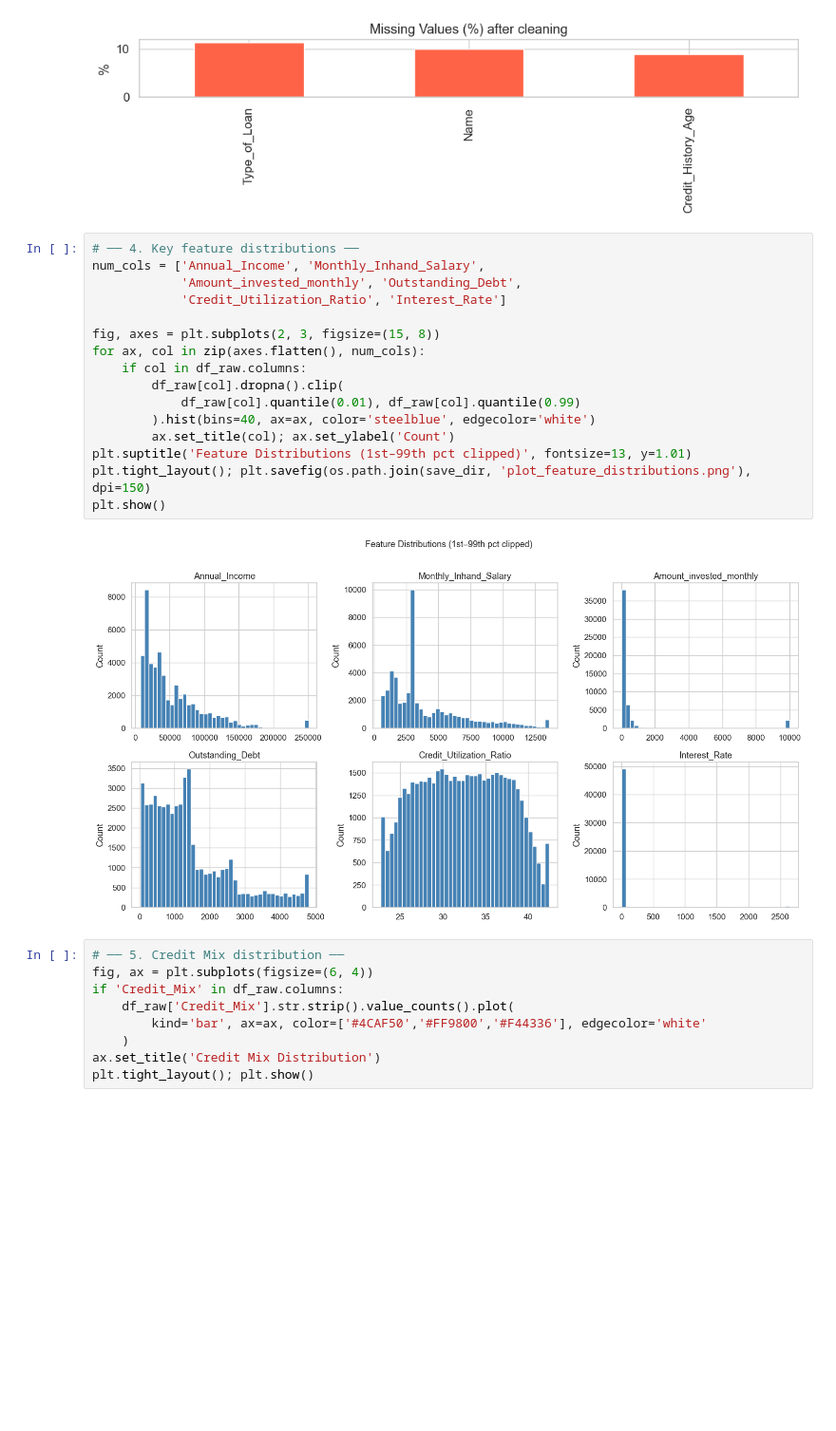
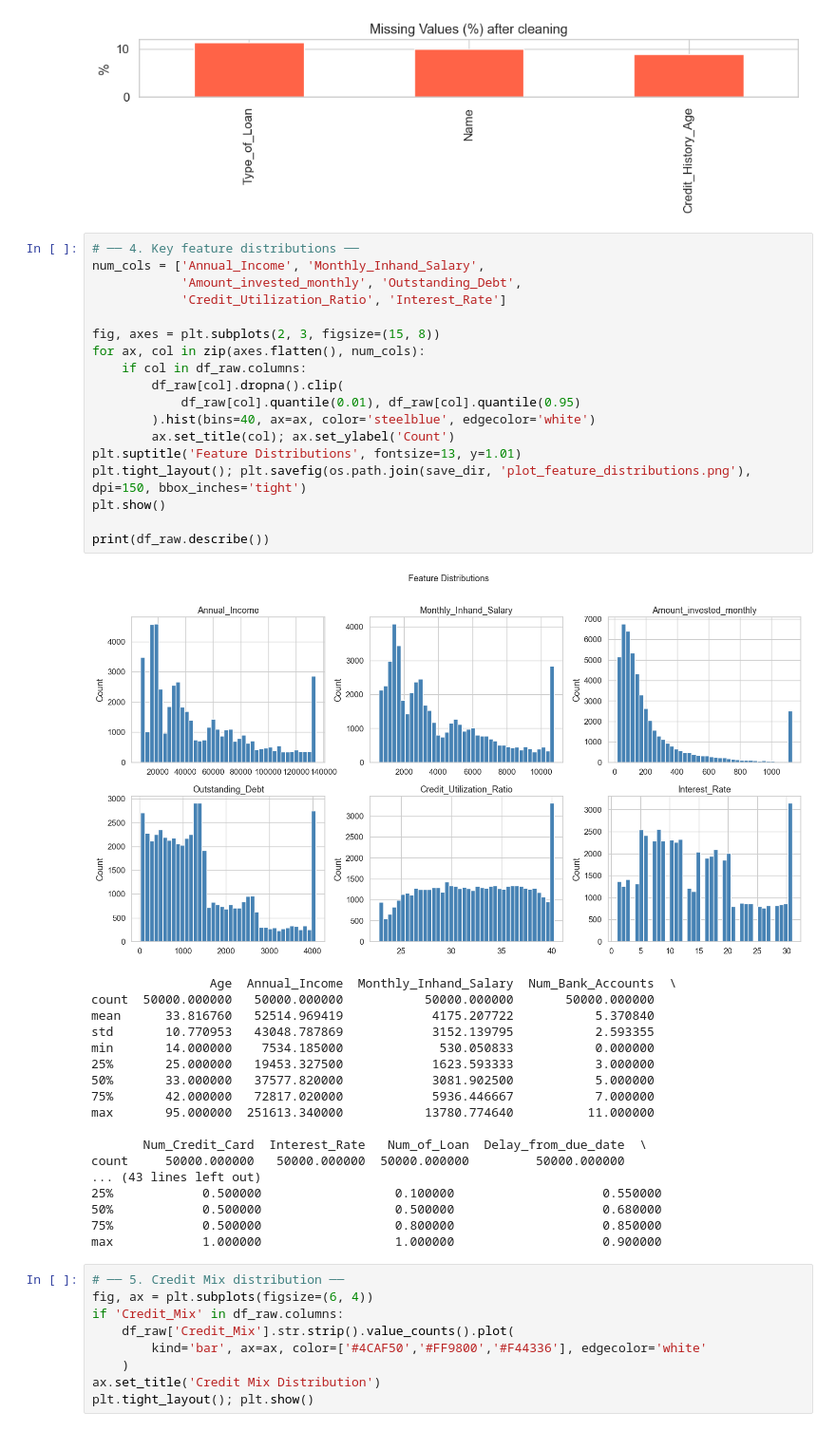
Before and after one commit to Chaitanya142/LJMU_MSDS_C26_Jul25, a Jupyter notebook: notebooks/01_EDA_and_Feature_Engineering.ipynb, the cells around one changed output. Shown at 95% size. Cells and saved outputs as stored; diff of their text form; blank space fills up the shorter version.

```diff
--- a/notebooks/01_EDA_and_Feature_Engineering.ipynb
+++ b/notebooks/01_EDA_and_Feature_Engineering.ipynb
@@ -105,21 +223,40 @@ else:
 # %%
 # ── 4. Key feature distributions ──
 num_cols = ['Annual_Income', 'Monthly_Inhand_Salary',
             'Amount_invested_monthly', 'Outstanding_Debt',
             'Credit_Utilization_Ratio', 'Interest_Rate']
 
 fig, axes = plt.subplots(2, 3, figsize=(15, 8))
 for ax, col in zip(axes.flatten(), num_cols):
     if col in df_raw.columns:
         df_raw[col].dropna().clip(
-            df_raw[col].quantile(0.01), df_raw[col].quantile(0.99)
+            df_raw[col].quantile(0.01), df_raw[col].quantile(0.95)
         ).hist(bins=40, ax=ax, color='steelblue', edgecolor='white')
         ax.set_title(col); ax.set_ylabel('Count')
-plt.suptitle('Feature Distributions (1st–99th pct clipped)', fontsize=13, y=1.01)
-plt.tight_layout(); plt.savefig(os.path.join(save_dir, 'plot_feature_distributions.png'), dpi=150)
+plt.suptitle('Feature Distributions', fontsize=13, y=1.01)
+plt.tight_layout(); plt.savefig(os.path.join(save_dir, 'plot_feature_distributions.png'), dpi=150, bbox_inches='tight')
 plt.show()
+
+print(df_raw.describe())
 # %% [output]
-[figure, old version]
+[figure, new version]
+                Age  Annual_Income  Monthly_Inhand_Salary  Num_Bank_Accounts  \
+count  50000.000000   50000.000000           50000.000000       50000.000000
+mean      33.816760   52514.969419            4175.207722           5.370840
+std       10.770953   43048.787869            3152.139795           2.593355
+min       14.000000    7534.185000             530.050833           0.000000
+25%       25.000000   19453.327500            1623.593333           3.000000
+50%       33.000000   37577.820000            3081.902500           5.000000
+75%       42.000000   72817.020000            5936.446667           7.000000
+max       95.000000  251613.340000           13780.774640          11.000000
+
+       Num_Credit_Card  Interest_Rate   Num_of_Loan  Delay_from_due_date  \
+count     50000.000000   50000.000000  50000.000000         50000.000000
+... (43 lines left out)
+25%            0.500000                  0.100000                    0.550000
+50%            0.500000                  0.500000                    0.680000
+75%            0.500000                  0.800000                    0.850000
+max            1.000000                  1.000000                    0.900000
 # %%
 # ── 5. Credit Mix distribution ──
 fig, ax = plt.subplots(figsize=(6, 4))
```
Also changed, not shown: parts of 20 cells of this notebook, 8 other files.
